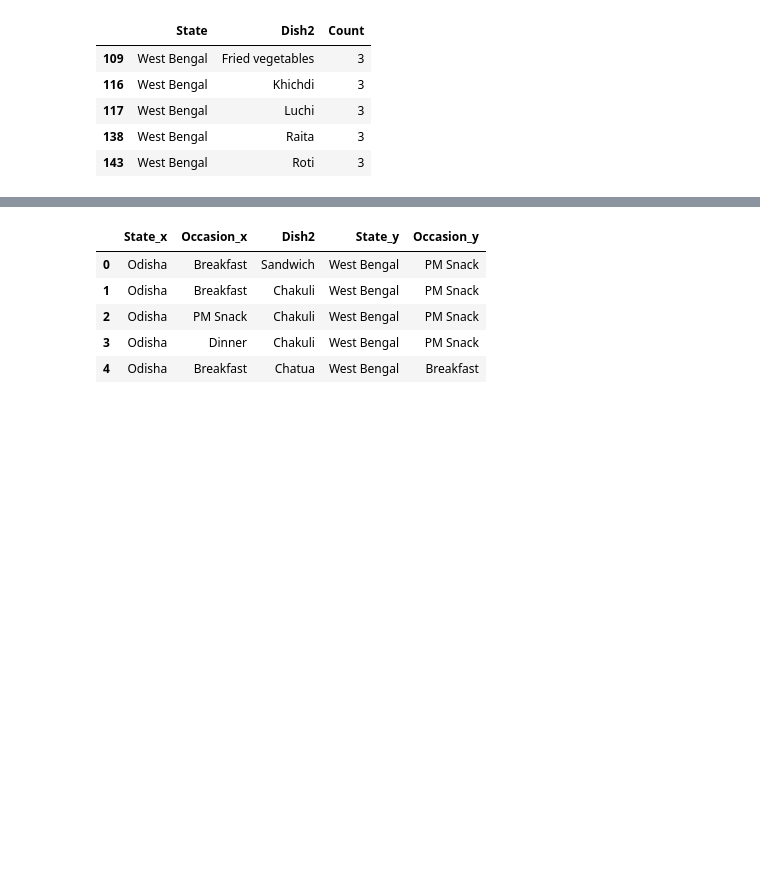
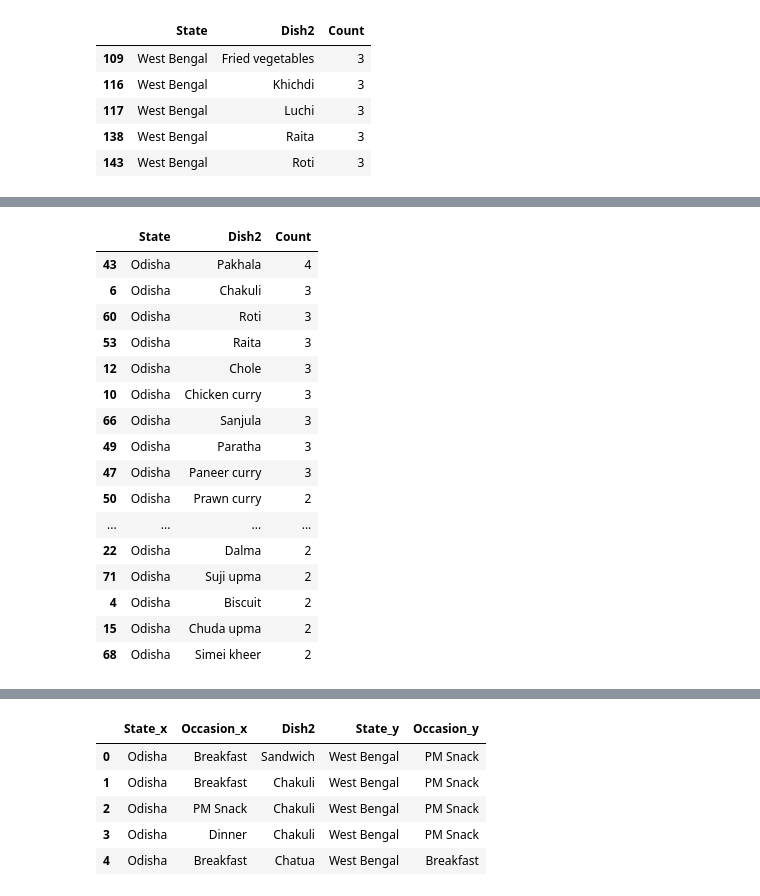
Before and after one commit to rochiecuevas/FoodChoice, a Jupyter notebook: Expert_Elicitation.ipynb, the cells around one changed output, grey strips where cells are left out. Drawn from its saved outputs; the diff is of its cells as text; code cells hidden in the pictures; blank space fills up the shorter version.

```diff
--- a/Expert_Elicitation.ipynb
+++ b/Expert_Elicitation.ipynb
@@ -73,3 +94,24 @@ dish_grouped.sort_values(["State","Count"], ascending = False).head()
+# %%
+# Top 21 mentioned dishes from Odisha
+dish_grouped[dish_grouped["State"] == "Odisha"].sort_values("Count", ascending = False).head(27)
+# %% [output]
+|  | State | Dish2 | Count |
+| 43 | Odisha | Pakhala | 4 |
+| 6 | Odisha | Chakuli | 3 |
+| 60 | Odisha | Roti | 3 |
+| 53 | Odisha | Raita | 3 |
+| 12 | Odisha | Chole | 3 |
+| 10 | Odisha | Chicken curry | 3 |
+| 66 | Odisha | Sanjula | 3 |
+| 49 | Odisha | Paratha | 3 |
+| 47 | Odisha | Paneer curry | 3 |
+| 50 | Odisha | Prawn curry | 2 |
+| ... | ... | ... | ... |
+| 22 | Odisha | Dalma | 2 |
+| 71 | Odisha | Suji upma | 2 |
+| 4 | Odisha | Biscuit | 2 |
+| 15 | Odisha | Chuda upma | 2 |
+| 68 | Odisha | Simei kheer | 2 |
 # %%
 # Count how many times a dish is mentioned in both states
 dish_grouped2 = df.groupby("Dish2")["Dish2"].count().to_frame("Count").reset_index()
```
Also changed, not shown: parts of 3 cells of this notebook.
